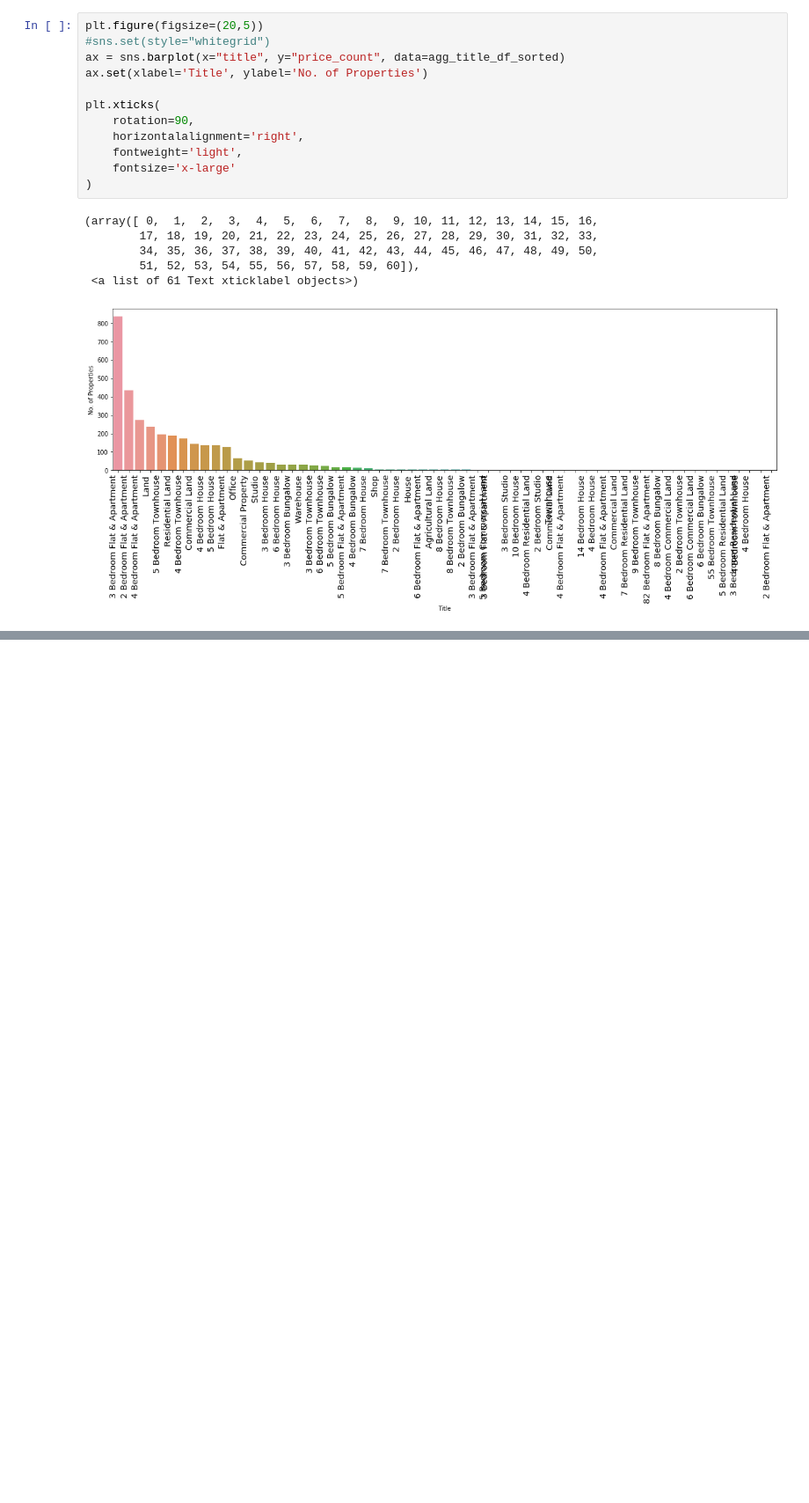
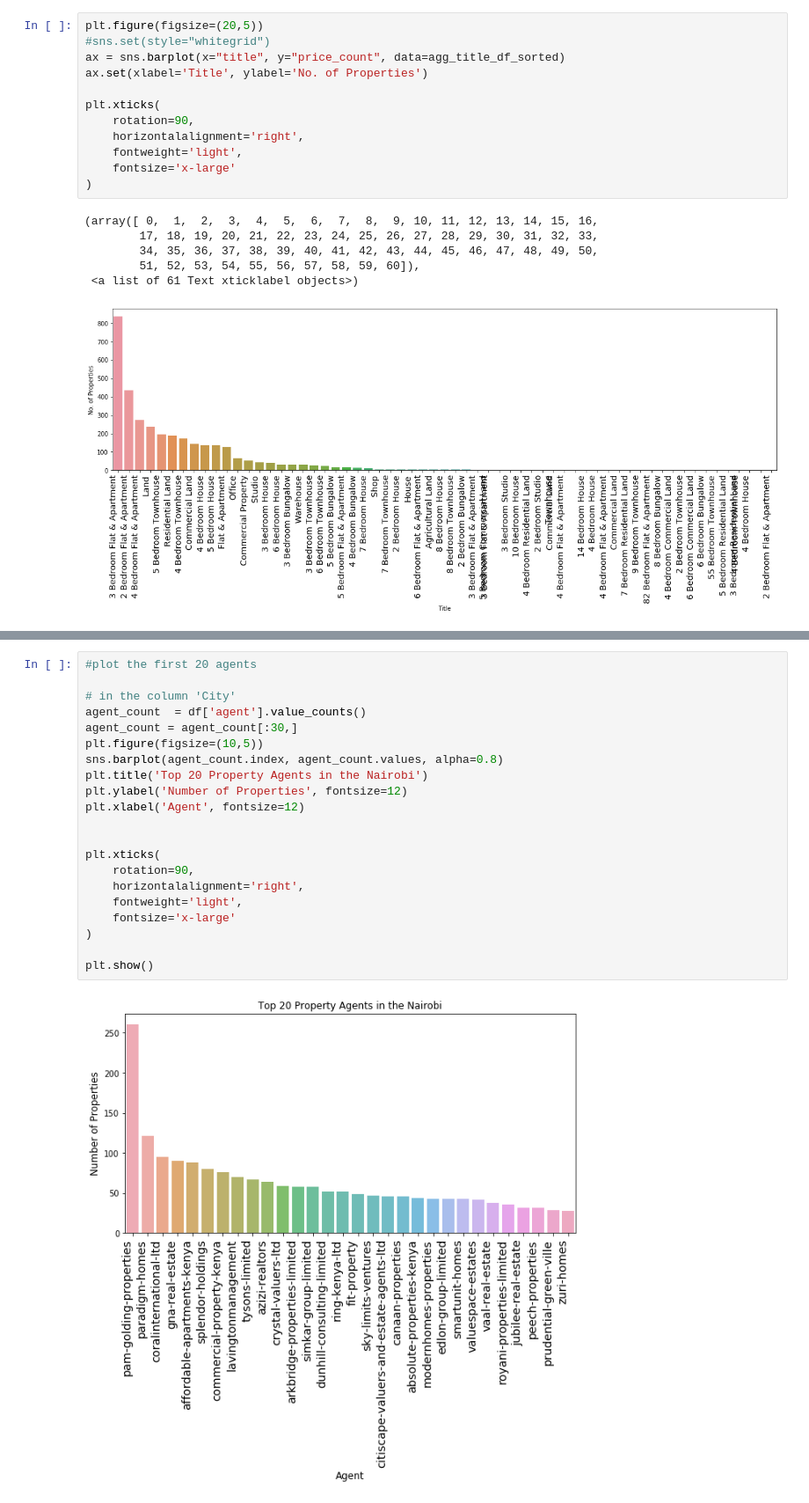
Before and after one commit to LangatGilbert/100daysofcode, a Jupyter notebook: webscraping/NBO_property_market_analysis.ipynb, the cells around one changed output, grey strips where cells are left out. Shown: that part at 88% size. Drawn from its saved outputs; the diff is of its cells as text; blank space fills up the shorter version.

```diff
--- a/webscraping/NBO_property_market_analysis.ipynb
+++ b/webscraping/NBO_property_market_analysis.ipynb
@@ -90,0 +117,23 @@ plt.xticks(
+# %%
+#plot the first 20 agents
+
+# in the column 'City'
+agent_count  = df['agent'].value_counts()
+agent_count = agent_count[:30,]
+plt.figure(figsize=(10,5))
+sns.barplot(agent_count.index, agent_count.values, alpha=0.8)
+plt.title('Top 20 Property Agents in the Nairobi')
+plt.ylabel('Number of Properties', fontsize=12)
+plt.xlabel('Agent', fontsize=12)
+
+
+plt.xticks(
+    rotation=90,
+    horizontalalignment='right',
+    fontweight='light',
+    fontsize='x-large'
+)
+
+plt.show()
+# %% [output]
+[figure, added]
```
Also changed, not shown: parts of 5 cells of this notebook, 1 other file.
